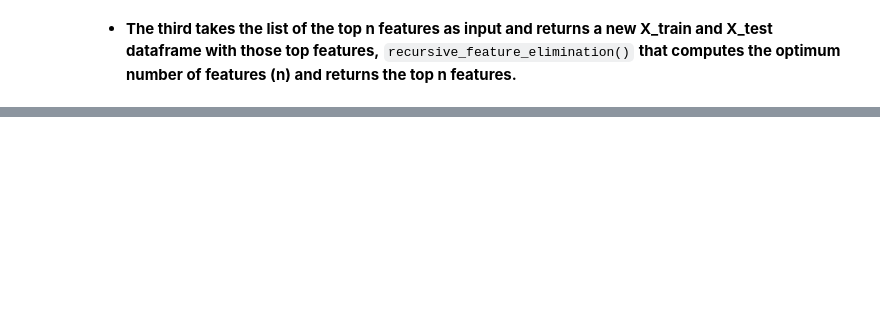
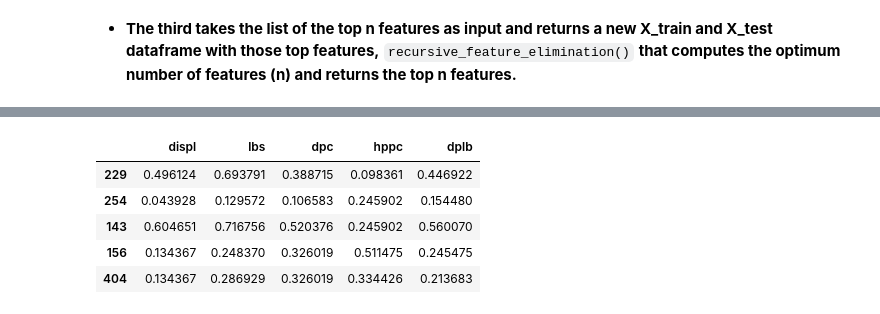
Before and after one commit to kjeliasen/ds-methodologies-exercises, a Jupyter notebook: regression/Features_demo.ipynb, the cells around one changed output, grey strips where cells are left out. Drawn from its saved outputs; the diff is of its cells as text; code cells hidden in the pictures; blank space fills up the shorter version.

```diff
--- a/regression/Features_demo.ipynb
+++ b/regression/Features_demo.ipynb
@@ -459,0 +652,9 @@ def lasso_cv_coef(X_train, y_train):
+# %%
+X_test_optimal.head(5)
+# %% [output]
+|  | displ | lbs | dpc | hppc | dplb |
+| 229 | 0.496124 | 0.693791 | 0.388715 | 0.098361 | 0.446922 |
+| 254 | 0.043928 | 0.129572 | 0.106583 | 0.245902 | 0.154480 |
+| 143 | 0.604651 | 0.716756 | 0.520376 | 0.245902 | 0.560070 |
+| 156 | 0.134367 | 0.248370 | 0.326019 | 0.511475 | 0.245475 |
+| 404 | 0.134367 | 0.286929 | 0.326019 | 0.334426 | 0.213683 |
```
Also changed, not shown: parts of 31 cells of this notebook, 1 other file.
